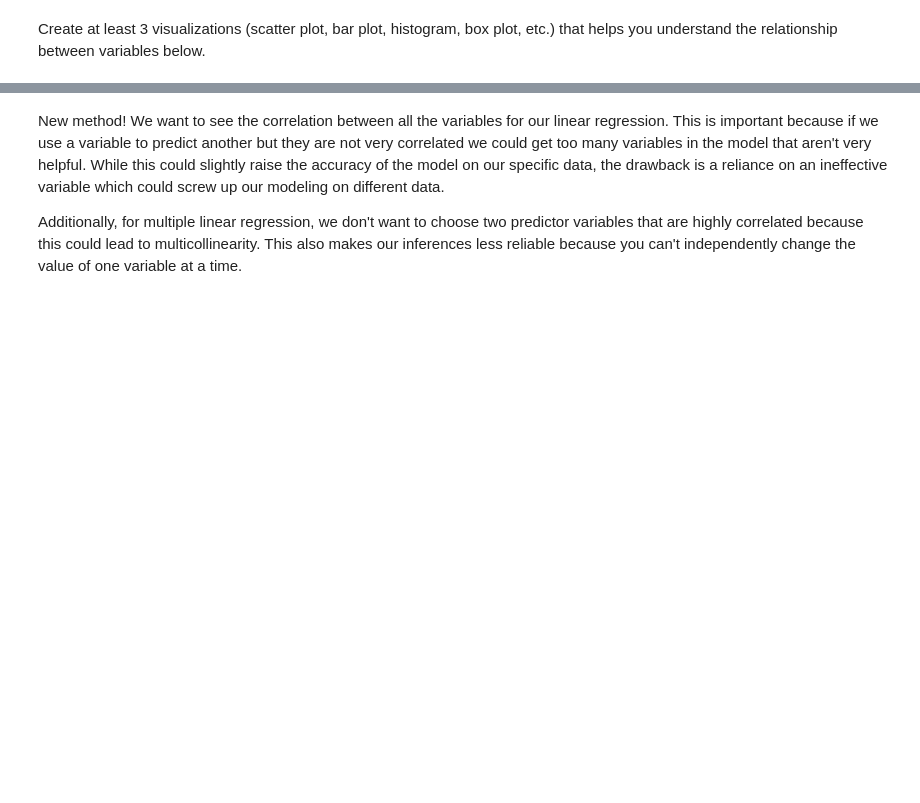
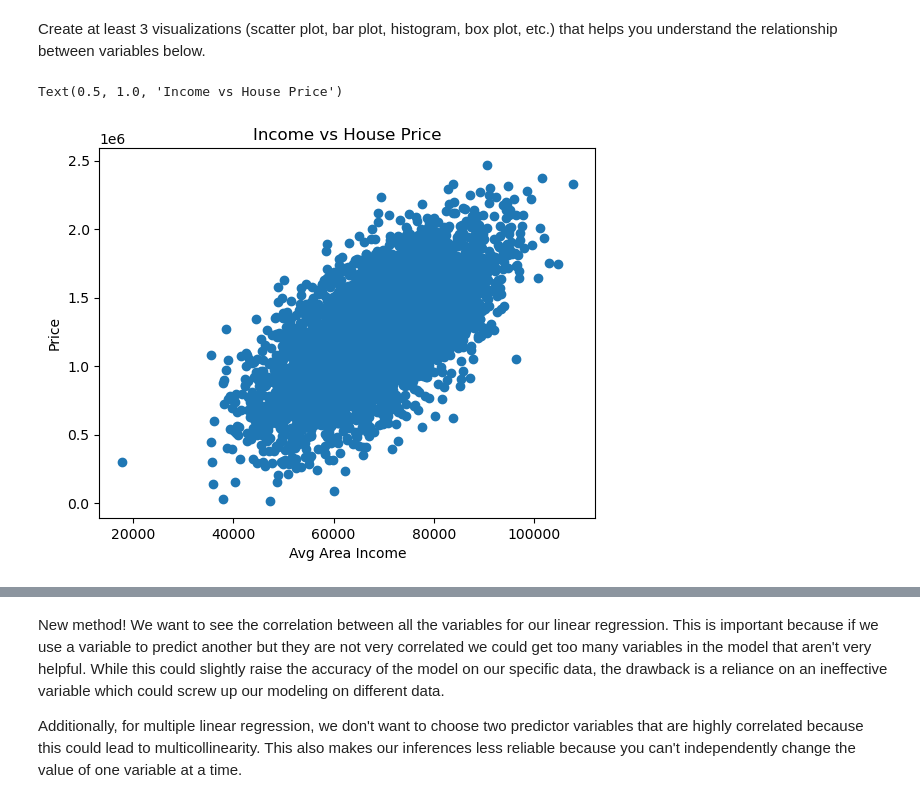
Before and after one commit to kyun33/JCP26Notebooks, a Jupyter notebook: Week_4_Modeling_and_Linear_Regression.ipynb, the cells around one changed output, grey strips where cells are left out. Saved outputs shown, nothing was run; the diff lists cells and outputs as text; code cells hidden in the pictures; blank space fills up the shorter version.

```diff
--- a/Week_4_Modeling_and_Linear_Regression.ipynb
+++ b/Week_4_Modeling_and_Linear_Regression.ipynb
@@ -39,0 +88,9 @@ Create at least 3 visualizations (scatter plot, bar plot, histogram, box plot, e
+# %%
+# Visualization 1
+plt.scatter(housing['Avg. Area Income'], housing['Price'])
+plt.xlabel('Avg Area Income')
+plt.ylabel('Price')
+plt.title('Income vs House Price')
+# %% [output]
+Text(0.5, 1.0, 'Income vs House Price')
+[figure, added]
```
Also changed, not shown: parts of 35 cells of this notebook.
